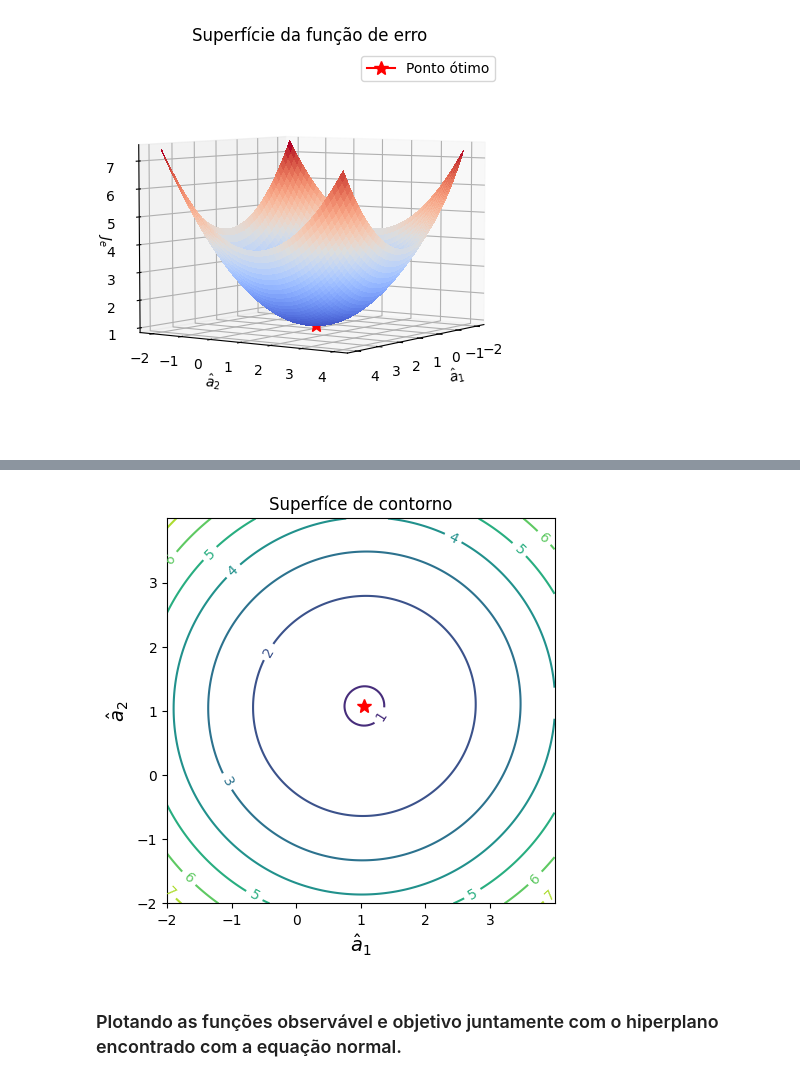
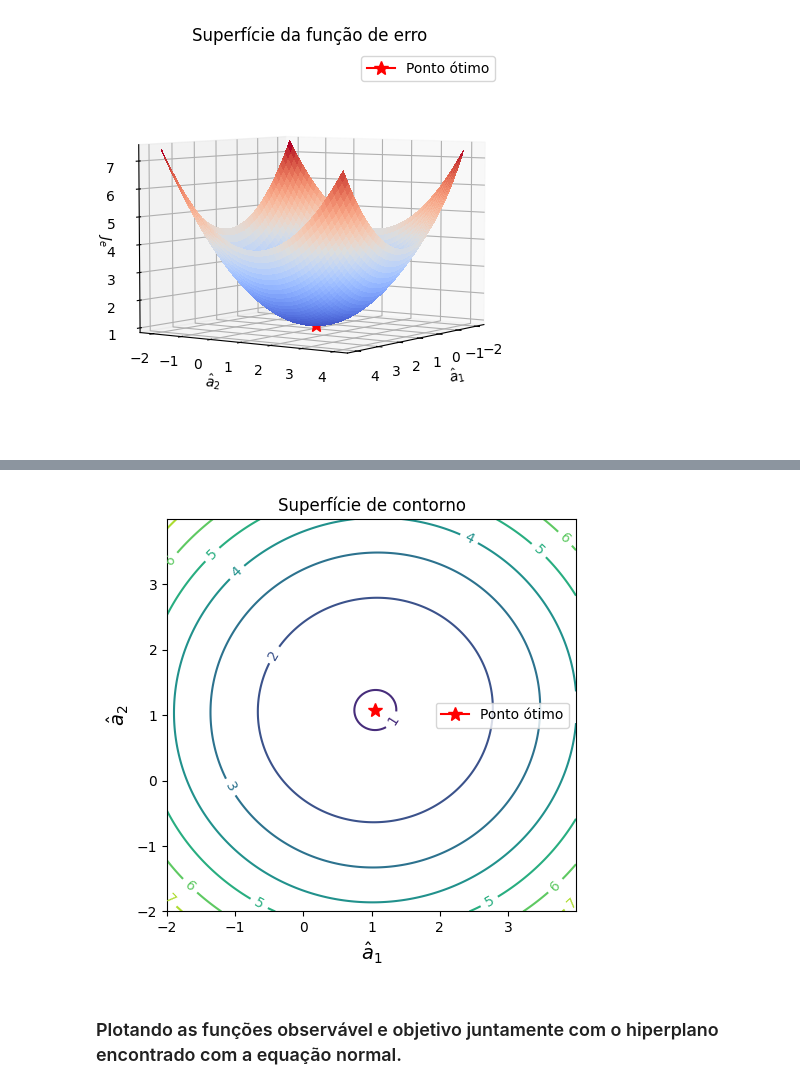
Before and after one commit to luiz10ml/tp555-ml, a Jupyter notebook: exemplos/linear-regression/superficie_de_erro.ipynb, the cells around one changed output, grey strips where cells are left out. Drawn from its saved outputs; the diff is of its cells as text; code cells hidden in the pictures.

Commit message:
Updating Error Surface

```diff
--- a/exemplos/linear-regression/superficie_de_erro.ipynb
+++ b/exemplos/linear-regression/superficie_de_erro.ipynb
@@ -251,21 +259,35 @@ plt.show()
 
 + Vejam que o **raio dos círculos diminui** conforme nos aproximamos do ponto de mínimo (estrela vermelha), isto indica que o erro esta diminuindo.
 # %%
+# Figura e eixos
 fig = plt.figure(figsize=(5,5))
+ax = fig.add_subplot(111)
 
-cp = plt.contour(A1, A2, J)
-# Add the point found with the normal equation.
-plt.plot(a_opt[0], a_opt[1], c='r', marker='*', markersize=10)
-plt.clabel(cp, inline=1, fontsize=10)
-plt.xlabel('$\hat{a}_1$', fontsize=14)
-plt.ylabel('$\hat{a}_2$', fontsize=14)
-plt.title('Superfíce de contorno')
-plt.xticks(np.arange(-2, 4, step=1.0))
-plt.yticks(np.arange(-2, 4, step=1.0))
-#plt.savefig("contour_surface_example2.png", dpi=600)
+# Contorno da superfície de custo
+cp = ax.contour(A1, A2, J)  # opcional: cmap=cm.coolwarm
+
+# Ponto ótimo encontrado
+ax.plot(a_opt[0], a_opt[1], marker='*', markersize=10, color='r', label='Ponto ótimo')
+
+# Rótulos (raw strings para evitar SyntaxWarning com \hat)
+ax.set_xlabel(r'$\hat{a}_1$', fontsize=14)
+ax.set_ylabel(r'$\hat{a}_2$', fontsize=14)
+
+# Rotular as linhas de contorno
+ax.clabel(cp, inline=True, fontsize=10)
+
+# Título e eixos
+ax.set_title('Superfície de contorno')
+ax.set_xticks(np.arange(-2, 4, step=1.0))
+ax.set_yticks(np.arange(-2, 4, step=1.0))
+
+ax.legend()
+plt.tight_layout()
+
+# Mostrar
 plt.show()
 # %% [output]
-[figure, old version]
+[figure, new version]
 # %% [markdown]
 ### Plotando as funções observável e objetivo juntamente com o hiperplano encontrado com a equação normal.
 # %%
```
Also changed, not shown: parts of 2 cells of this notebook.
